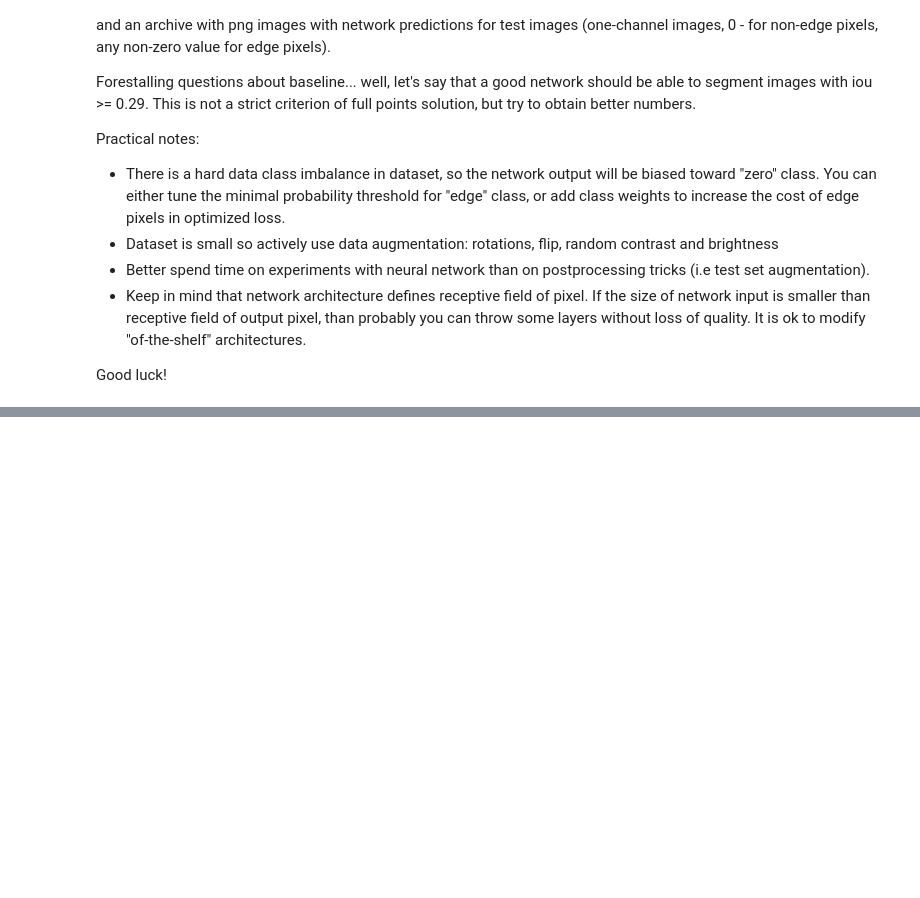
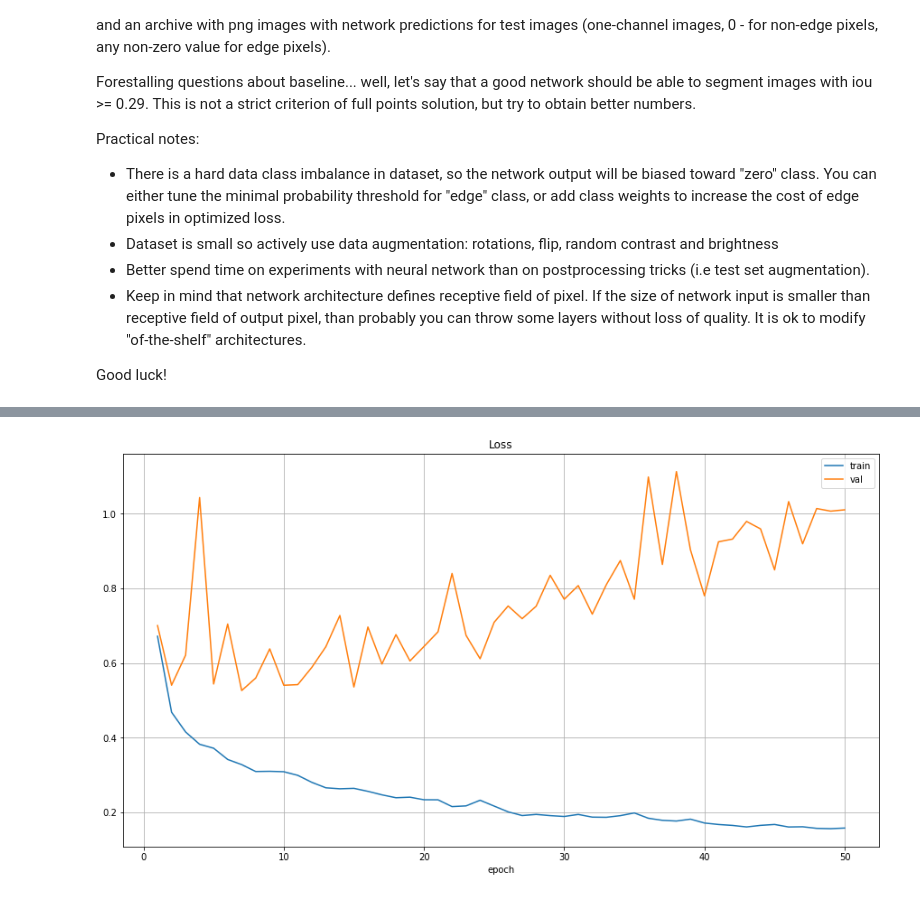
Before and after one commit to liviniuk/dl-course-skoltech, a Jupyter notebook: HW3/homework03_part1_both.ipynb, the cells around one changed output, grey strips where cells are left out. Cells and saved outputs as stored; diff of their text form; code cells hidden in the pictures; blank space fills up the shorter version.

```diff
--- a/HW3/homework03_part1_both.ipynb
+++ b/HW3/homework03_part1_both.ipynb
@@ -365,0 +416,12 @@ for name, param in net.named_parameters():
+# %%
+plt.figure(figsize=(15,8))
+plt.plot(np.arange(1,1+len(loss_history['train'])), loss_history['train'], label='train')
+plt.plot(np.arange(1,1+len(loss_history['val'])), loss_history['val'], label='val')
+plt.title('Loss')
+plt.xlabel('epoch')
+plt.legend()
+plt.grid()
+# plt.ylim(.1, .5)
+plt.show()
+# %% [output]
+[figure, added]
```
Also changed, not shown: parts of 15 cells of this notebook.
